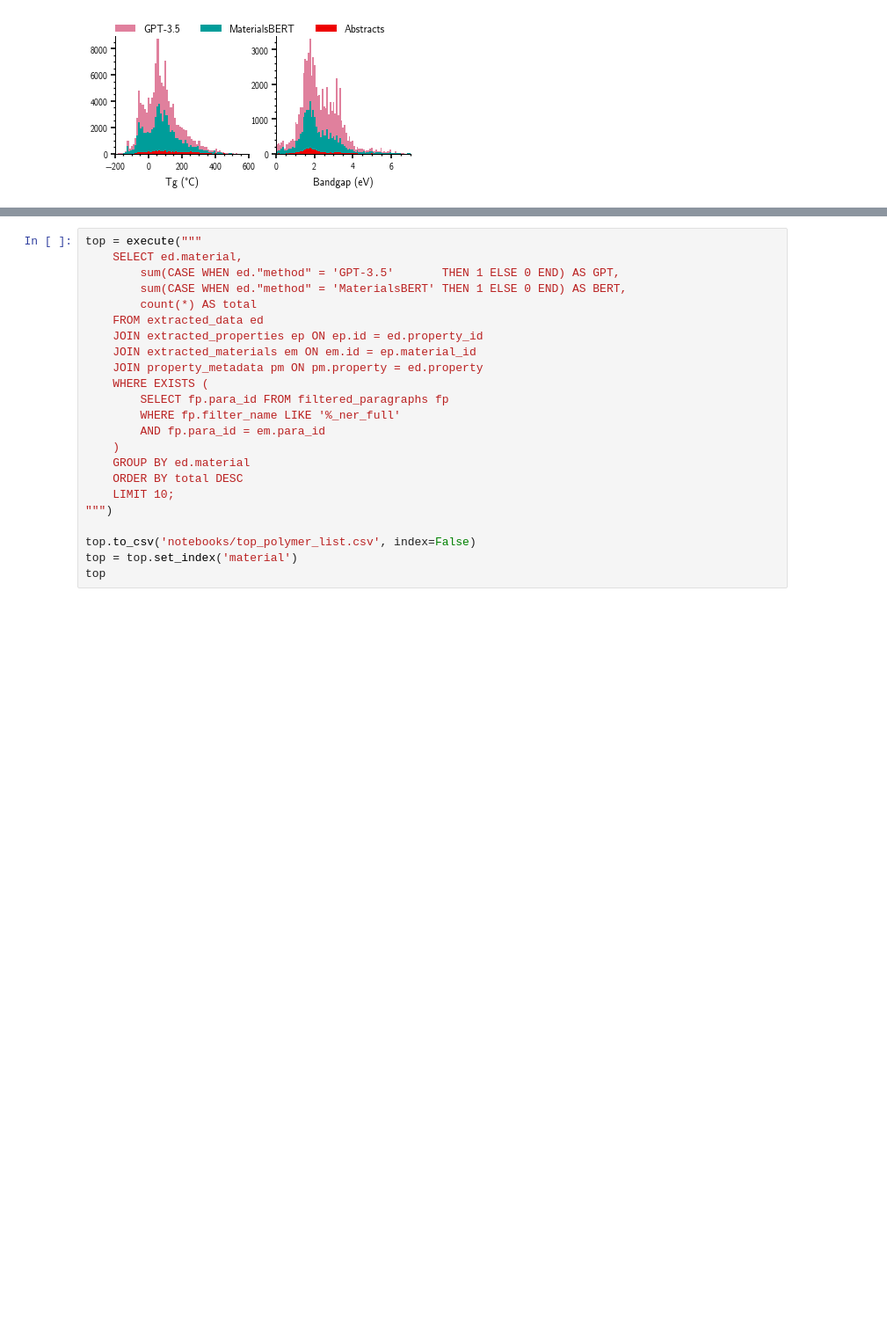
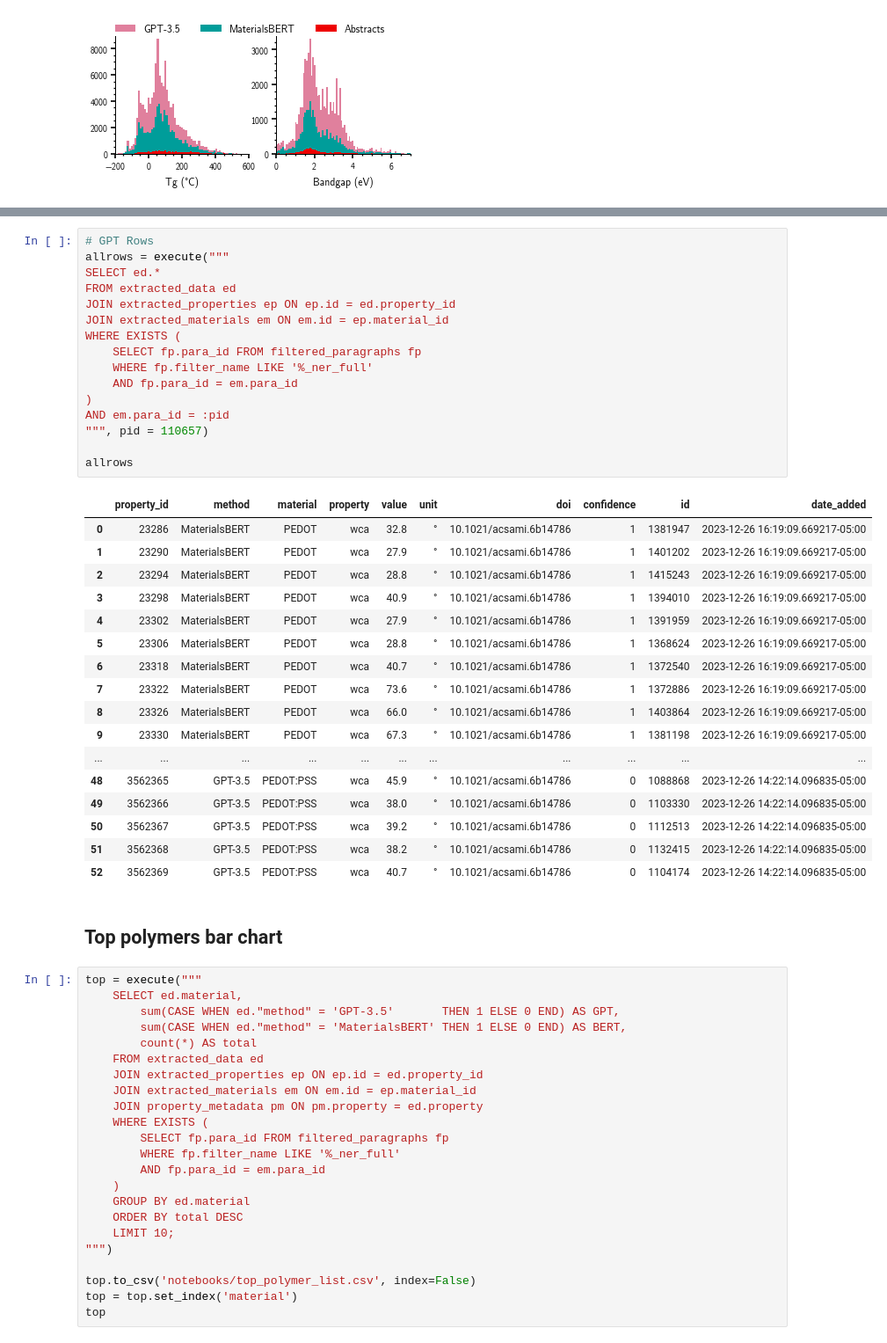
Before and after one commit to Ramprasad-Group/PromptDataExtraction, a Jupyter notebook: notebooks/GPT_vs_MBert.ipynb, the cells around one changed output, grey strips where cells are left out. Shown: that part at 88% size. Cells and saved outputs as stored; diff of their text form; blank space fills up the shorter version.

```diff
--- a/notebooks/GPT_vs_MBert.ipynb
+++ b/notebooks/GPT_vs_MBert.ipynb
@@ -126,3 +160,39 @@ plt.show()
+# %%
+# GPT Rows
+allrows = execute("""
+SELECT ed.*
+FROM extracted_data ed
+JOIN extracted_properties ep ON ep.id = ed.property_id
+JOIN extracted_materials em ON em.id = ep.material_id
+WHERE EXISTS (
+    SELECT fp.para_id FROM filtered_paragraphs fp
+    WHERE fp.filter_name LIKE '%_ner_full'
+    AND fp.para_id = em.para_id
+)
+AND em.para_id = :pid
+""", pid = 110657)
+
+allrows
+# %% [output]
+|  | property_id | method | material | property | value | unit | doi | confidence | id | date_added |
+| 0 | 23286 | MaterialsBERT | PEDOT | wca | 32.8 | ° | 10.1021/acsami.6b14786 | 1 | 1381947 | 2023-12-26 16:19:09.669217-05:00 |
+| 1 | 23290 | MaterialsBERT | PEDOT | wca | 27.9 | ° | 10.1021/acsami.6b14786 | 1 | 1401202 | 2023-12-26 16:19:09.669217-05:00 |
+| 2 | 23294 | MaterialsBERT | PEDOT | wca | 28.8 | ° | 10.1021/acsami.6b14786 | 1 | 1415243 | 2023-12-26 16:19:09.669217-05:00 |
+| 3 | 23298 | MaterialsBERT | PEDOT | wca | 40.9 | ° | 10.1021/acsami.6b14786 | 1 | 1394010 | 2023-12-26 16:19:09.669217-05:00 |
+| 4 | 23302 | MaterialsBERT | PEDOT | wca | 27.9 | ° | 10.1021/acsami.6b14786 | 1 | 1391959 | 2023-12-26 16:19:09.669217-05:00 |
+| 5 | 23306 | MaterialsBERT | PEDOT | wca | 28.8 | ° | 10.1021/acsami.6b14786 | 1 | 1368624 | 2023-12-26 16:19:09.669217-05:00 |
+| 6 | 23318 | MaterialsBERT | PEDOT | wca | 40.7 | ° | 10.1021/acsami.6b14786 | 1 | 1372540 | 2023-12-26 16:19:09.669217-05:00 |
+| 7 | 23322 | MaterialsBERT | PEDOT | wca | 73.6 | ° | 10.1021/acsami.6b14786 | 1 | 1372886 | 2023-12-26 16:19:09.669217-05:00 |
+| 8 | 23326 | MaterialsBERT | PEDOT | wca | 66.0 | ° | 10.1021/acsami.6b14786 | 1 | 1403864 | 2023-12-26 16:19:09.669217-05:00 |
+| 9 | 23330 | MaterialsBERT | PEDOT | wca | 67.3 | ° | 10.1021/acsami.6b14786 | 1 | 1381198 | 2023-12-26 16:19:09.669217-05:00 |
+| ... | ... | ... | ... | ... | ... | ... | ... | ... | ... | ... |
+| 48 | 3562365 | GPT-3.5 | PEDOT:PSS | wca | 45.9 | ° | 10.1021/acsami.6b14786 | 0 | 1088868 | 2023-12-26 14:22:14.096835-05:00 |
+| 49 | 3562366 | GPT-3.5 | PEDOT:PSS | wca | 38.0 | ° | 10.1021/acsami.6b14786 | 0 | 1103330 | 2023-12-26 14:22:14.096835-05:00 |
+| 50 | 3562367 | GPT-3.5 | PEDOT:PSS | wca | 39.2 | ° | 10.1021/acsami.6b14786 | 0 | 1112513 | 2023-12-26 14:22:14.096835-05:00 |
+| 51 | 3562368 | GPT-3.5 | PEDOT:PSS | wca | 38.2 | ° | 10.1021/acsami.6b14786 | 0 | 1132415 | 2023-12-26 14:22:14.096835-05:00 |
+| 52 | 3562369 | GPT-3.5 | PEDOT:PSS | wca | 40.7 | ° | 10.1021/acsami.6b14786 | 0 | 1104174 | 2023-12-26 14:22:14.096835-05:00 |
+# %% [markdown]
+## Top polymers bar chart
 # %%
 top = execute("""
     SELECT ed.material,
```
Also changed, not shown: parts of 5 cells of this notebook.
